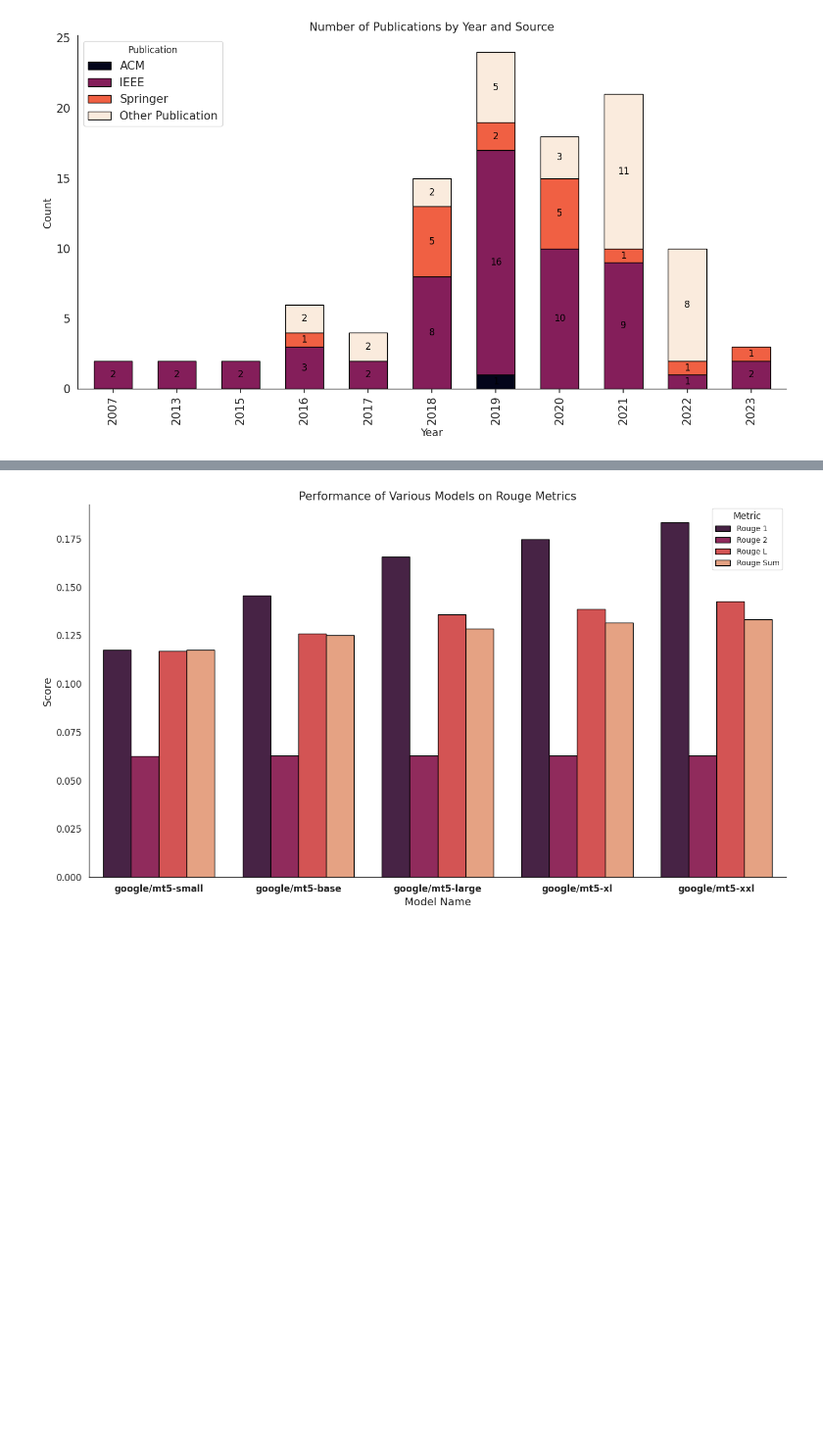
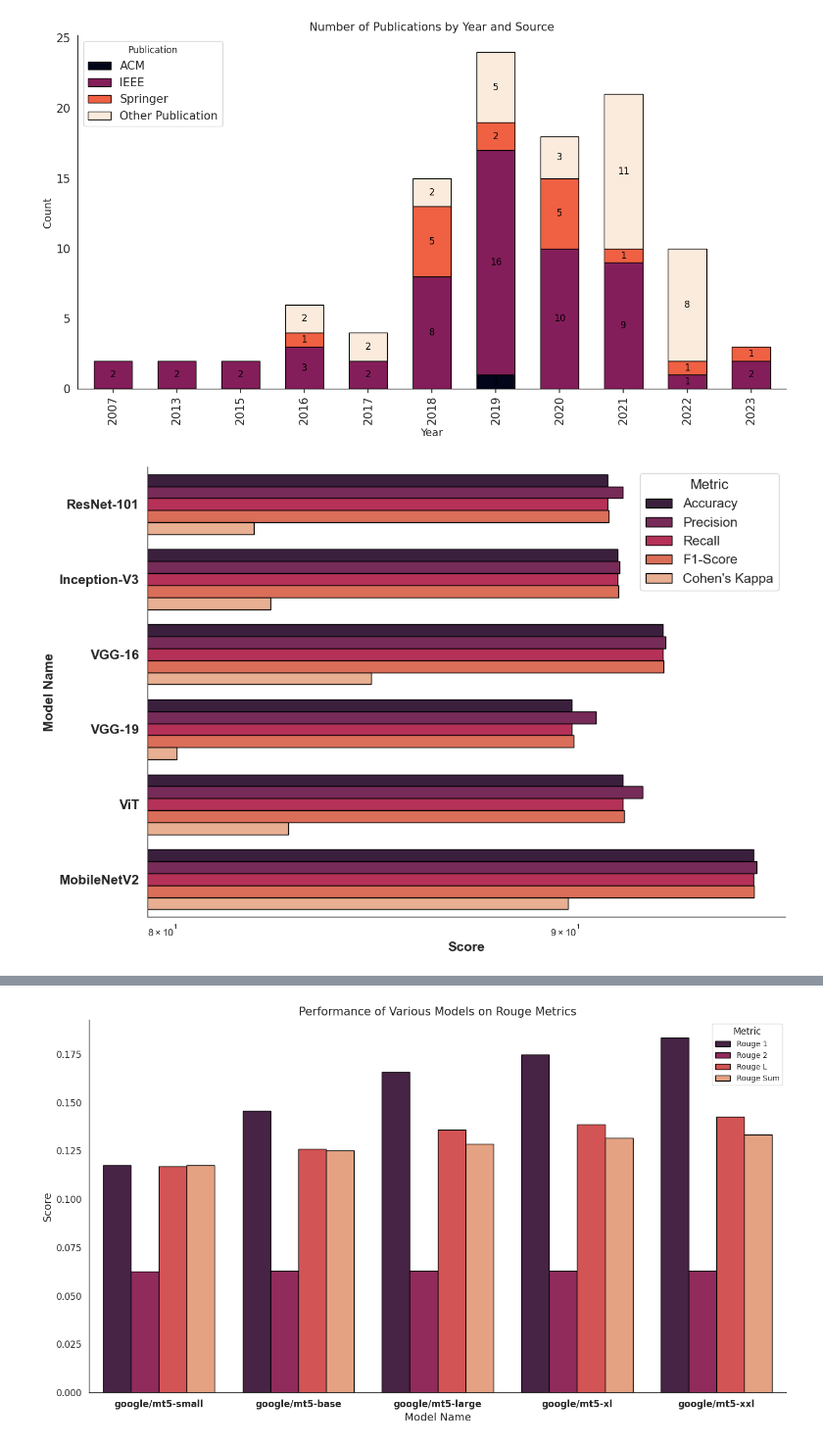
Before and after one commit to Iftekhar-mobin/depression_suicide_project, a Jupyter notebook: visualizer/chart_making.ipynb, the cells around one changed output, grey strips where cells are left out. Shown at 98% size. Drawn from its saved outputs; the diff is of its cells as text; code cells hidden in the pictures; blank space fills up the shorter version.

```diff
--- a/visualizer/chart_making.ipynb
+++ b/visualizer/chart_making.ipynb
@@ -232,6 +232,72 @@ plt.show()
 # %% [output]
 <Figure size 1400x800 with 0 Axes>
 [figure]
+# %%
+import seaborn as sns
+import pandas as pd
+import matplotlib.pyplot as plt
+
+# Performance metrics data for different models
+models = ['ResNet-101', 'Inception-V3', 'VGG-16', 'VGG-19', 'ViT', 'MobileNetV2']
+accuracy = [91.13, 91.40, 92.61, 90.19, 91.54, 95.10]
+precision = [91.54, 91.45, 92.68, 90.82, 92.06, 95.18]
+recall = [91.13, 91.40, 92.61, 90.19, 91.54, 95.10]
+f1_score = [91.17, 91.41, 92.63, 90.23, 91.57, 95.11]
+kappa = [82.17, 82.57, 85.04, 80.34, 83.01, 90.08]
+
+# Prepare the data for plotting with seaborn
+data = {
+    'Model Name': models,
+    'Accuracy': accuracy,
+    'Precision': precision,
+    'Recall': recall,
+    'F1-Score': f1_score,
+    "Cohen's Kappa": kappa
+}
+
+# Convert data to DataFrame and melt it for seaborn
+df = pd.DataFrame(data)
+df_melted = df.melt(id_vars='Model Name', var_name='Metric', value_name='Score')
+
+# Plot settings
+plt.figure(figsize=(12, 8))
+sns.set(style="white")
+
+ax = sns.barplot(x='Score', y='Model Name', hue='Metric', data=df_melted, palette='rocket', edgecolor='black')
+
+# Set font size and weight for labels and title using `ax.set_*` or `plt`
+ax.set_xlabel('Score', fontsize=15, fontweight='bold')
+ax.set_ylabel('Model Name', fontsize=15, fontweight='bold')
+# ax.set_title('Performance Metrics for Deep Learning Models (Log Scale)', fontsize=15)
+
+# Customize legend
+plt.legend(title='Metric', fontsize=15, title_fontsize=16)
+
+# Customize axis borders
+ax.spines['top'].set_visible(False)
+ax.spines['right'].set_visible(False)
+ax.spines['left'].set_linewidth(1)
+ax.spines['bottom'].set_linewidth(1)
+
+# Increase font size and make x-axis ticks bold
+ax.tick_params(axis='x', labelsize=15)
+ax.tick_params(axis='y', labelsize=15)
+for label in ax.get_xticklabels():
+    label.set_fontweight('bold')
+for label in ax.get_yticklabels():
+    label.set_fontweight('bold')
+
+# Set log scale for x-axis
+ax.set_xscale('log')
+
+# Remove grid
+ax.grid(False)
+
+# Show the plot
+plt.tight_layout()
+plt.show()
+# %% [output]
+[figure, added]
 # %%
 import pandas as pd
 import seaborn as sns
```
Also changed, not shown: parts of 1 cell of this notebook.
